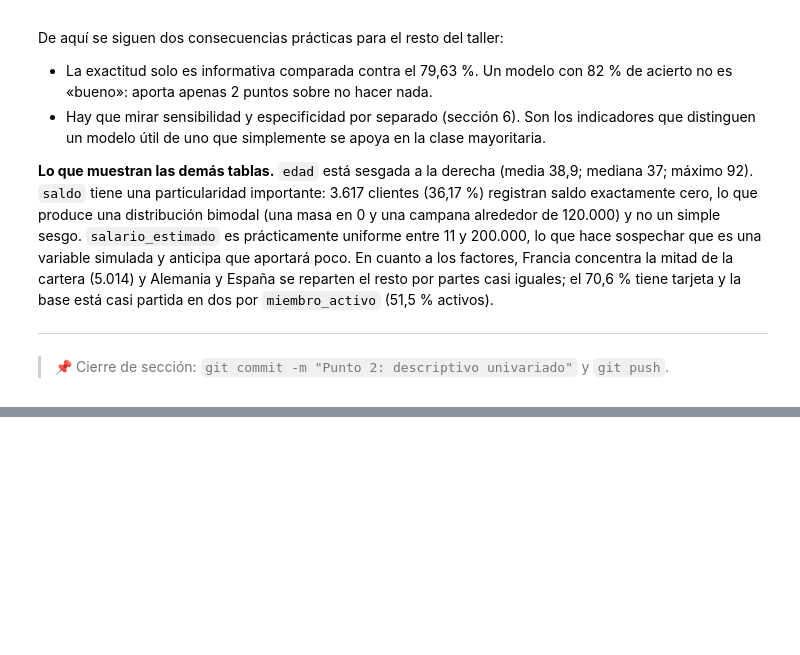
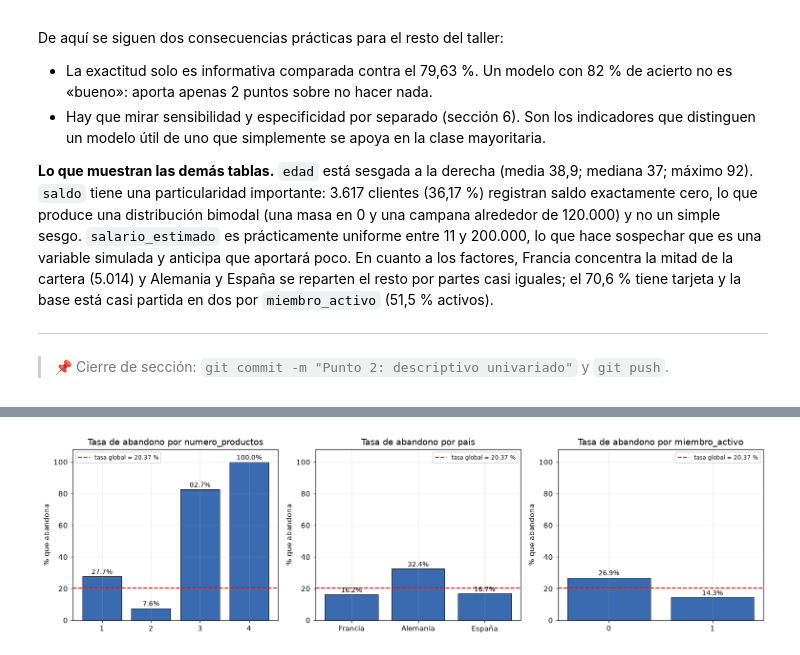
Before and after one commit to PapiNickie/taller-abandono-producto-20262, a Jupyter notebook: Taller_Abandono_Producto_Financiero.ipynb, the cells around one changed output, grey strips where cells are left out. Drawn from its saved outputs; the diff is of its cells as text; code cells hidden in the pictures; blank space fills up the shorter version.

```diff
--- a/Taller_Abandono_Producto_Financiero.ipynb
+++ b/Taller_Abandono_Producto_Financiero.ipynb
@@ -454,0 +510,12 @@ por partes casi iguales; el 70,6 % tiene tarjeta y la base está casi partida en
+# %%
+# Contraste no paramétrico de la diferencia entre grupos (complementa el boxplot)
+print("PRUEBA DE MANN-WHITNEY (H0: misma distribución en ambos grupos)\n")
+filas = []
+for var in CUANTITATIVAS:
+    a = datos.loc[datos["abandono"] == 1, var]
+    b = datos.loc[datos["abandono"] == 0, var]
+    u, p = scipy.stats.mannwhitneyu(a, b, alternative="two-sided")
+    filas.append({"Variable": var, "Mediana abandonó": a.median(),
+                  "Mediana permanece": b.median(), "U": u, "p-value": p,
+                  "Decisión (5%)": "Difieren" if p < 0.05 else "No difieren"})
+display(pd.DataFrame(filas).round(4))
@@ -454,0 +613,20 @@ por partes casi iguales; el 70,6 % tiene tarjeta y la base está casi partida en
+# %%
+# Tasa de abandono por nivel: la lectura visual del ranking
+fig, axes = plt.subplots(1, 3, figsize=(14, 4))
+for ax, var in zip(axes, ["numero_productos", "pais", "miembro_activo"]):
+    tasa = datos.groupby(var, observed=True)["abandono"].mean() * 100
+    barras = ax.bar([str(i) for i in tasa.index], tasa.values,
+                    color="#3A6BB0", edgecolor="black", linewidth=0.6)
+    ax.axhline(TASA * 100, color="red", ls="--", lw=1.4,
+               label=f"tasa global = {TASA*100:.2f} %")
+    for b, v in zip(barras, tasa.values):
+        ax.text(b.get_x() + b.get_width()/2, v + 1.5, f"{v:.1f}%",
+                ha="center", fontsize=9)
+    ax.set_title(f"Tasa de abandono por {var}")
+    ax.set_ylabel("% que abandona")
+    ax.set_ylim(0, 108)
+    ax.legend(fontsize=8)
+plt.tight_layout()
+plt.show()
+# %% [output]
+[figure, added]
```
Also changed, not shown: parts of 9 cells of this notebook.
